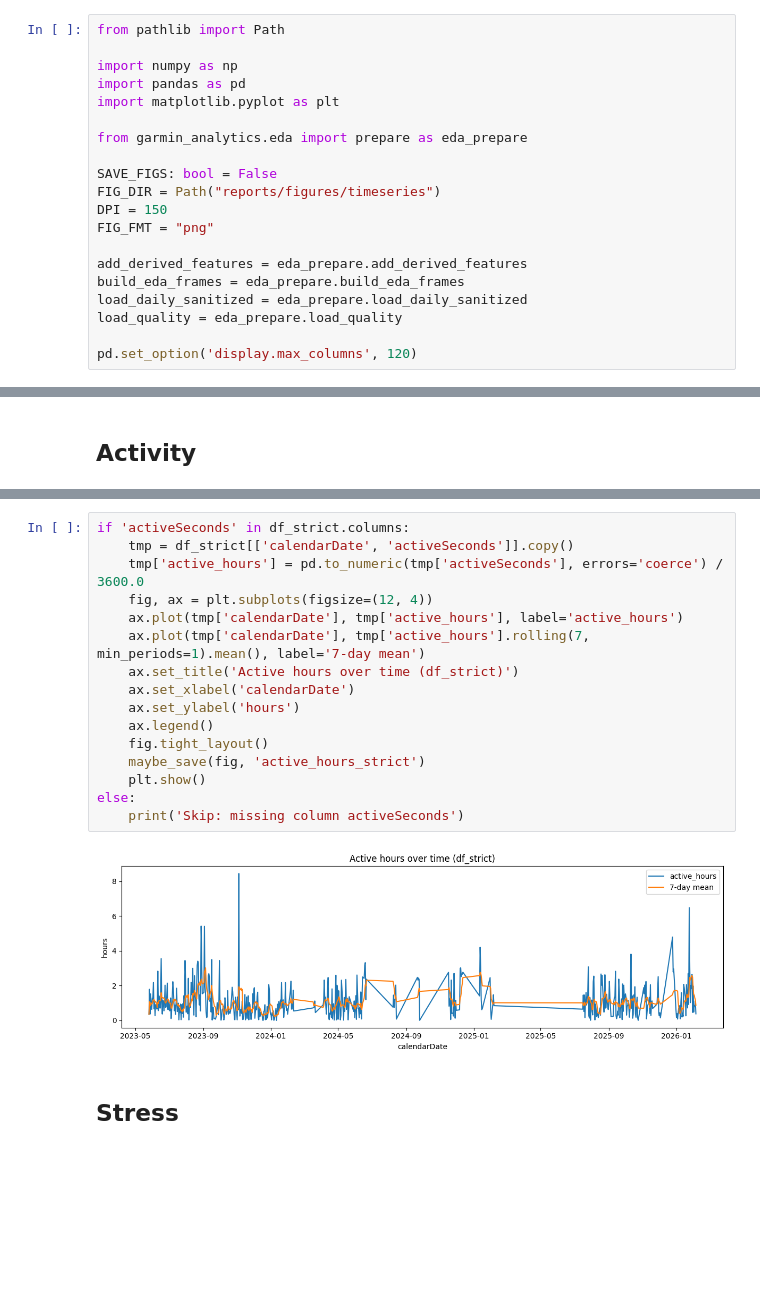
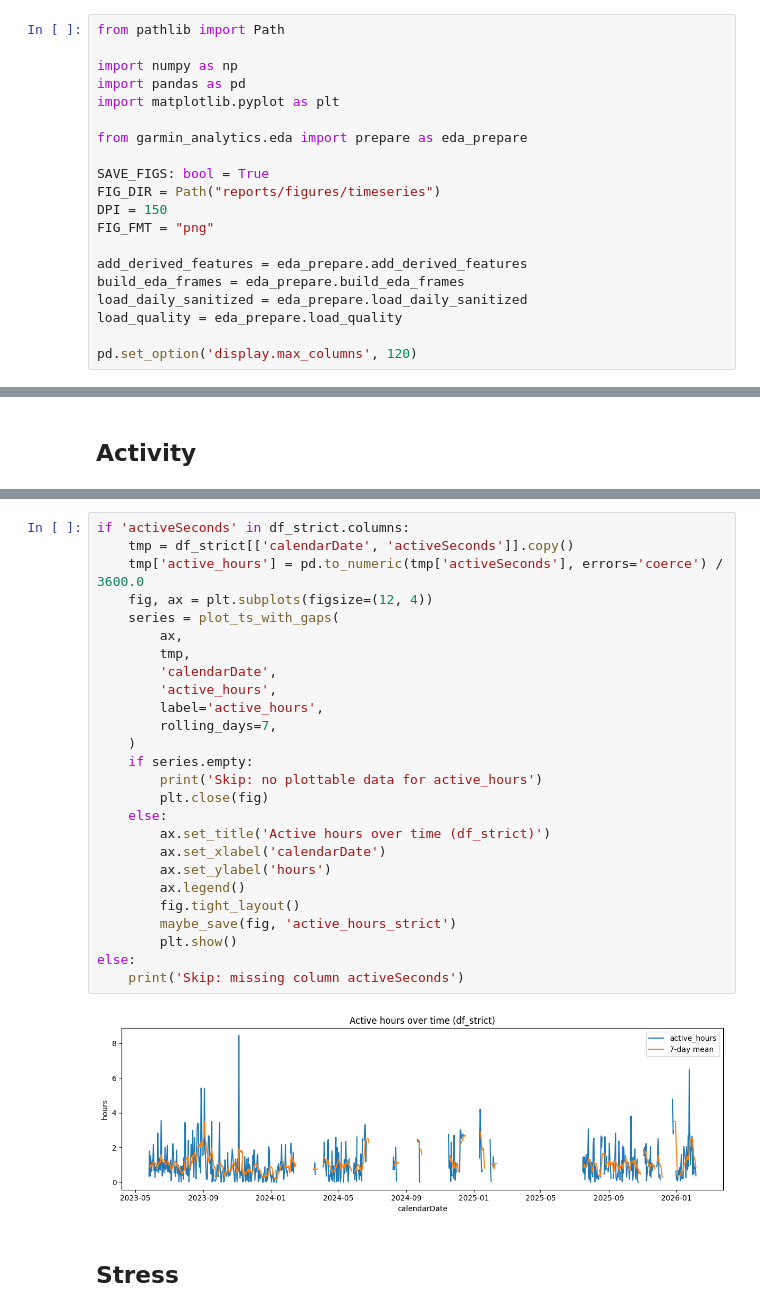
Before and after one commit to AlexBatrakov/wearable-analytics, a Jupyter notebook: notebooks/02_eda_timeseries.ipynb, the cells around one changed output, grey strips where cells are left out. Saved outputs shown, nothing was run; the diff lists cells and outputs as text; blank space fills up the shorter version.

```diff
--- a/notebooks/02_eda_timeseries.ipynb
+++ b/notebooks/02_eda_timeseries.ipynb
@@ -13,7 +13,7 @@ import matplotlib.pyplot as plt
 
 from garmin_analytics.eda import prepare as eda_prepare
 
-SAVE_FIGS: bool = False
+SAVE_FIGS: bool = True
 FIG_DIR = Path("reports/figures/timeseries")
 DPI = 150
 FIG_FMT = "png"
@@ -161,21 +211,31 @@ _plot_line_with_roll(df_strict, 'totalSteps', 'Total steps over time (df_strict)
 # %%
 if 'activeSeconds' in df_strict.columns:
     tmp = df_strict[['calendarDate', 'activeSeconds']].copy()
     tmp['active_hours'] = pd.to_numeric(tmp['activeSeconds'], errors='coerce') / 3600.0
     fig, ax = plt.subplots(figsize=(12, 4))
-    ax.plot(tmp['calendarDate'], tmp['active_hours'], label='active_hours')
-    ax.plot(tmp['calendarDate'], tmp['active_hours'].rolling(7, min_periods=1).mean(), label='7-day mean')
-    ax.set_title('Active hours over time (df_strict)')
-    ax.set_xlabel('calendarDate')
-    ax.set_ylabel('hours')
-    ax.legend()
-    fig.tight_layout()
-    maybe_save(fig, 'active_hours_strict')
-    plt.show()
+    series = plot_ts_with_gaps(
+        ax,
+        tmp,
+        'calendarDate',
+        'active_hours',
+        label='active_hours',
+        rolling_days=7,
+    )
+    if series.empty:
+        print('Skip: no plottable data for active_hours')
+        plt.close(fig)
+    else:
+        ax.set_title('Active hours over time (df_strict)')
+        ax.set_xlabel('calendarDate')
+        ax.set_ylabel('hours')
+        ax.legend()
+        fig.tight_layout()
+        maybe_save(fig, 'active_hours_strict')
+        plt.show()
 else:
     print('Skip: missing column activeSeconds')
 # %% [output]
-[figure, old version]
+[figure, new version]
 # %% [markdown]
 ## Stress
 # %%
```
Also changed, not shown: parts of 12 cells of this notebook, 1 other file.
